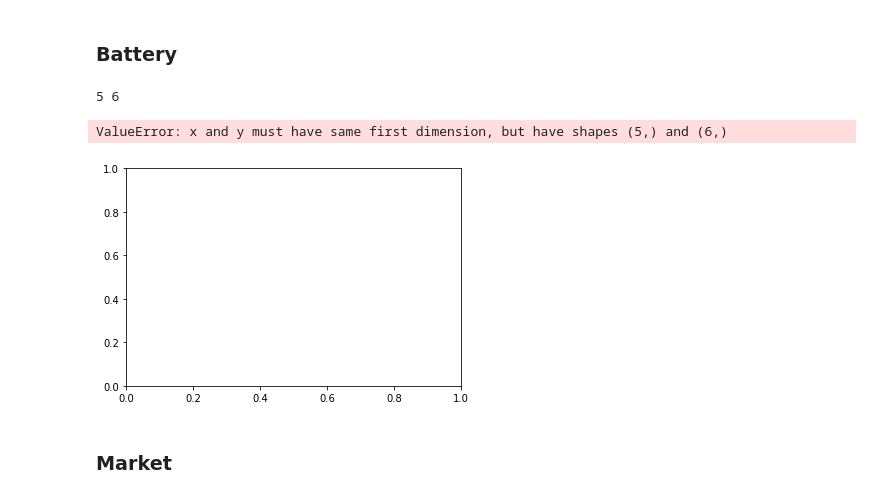
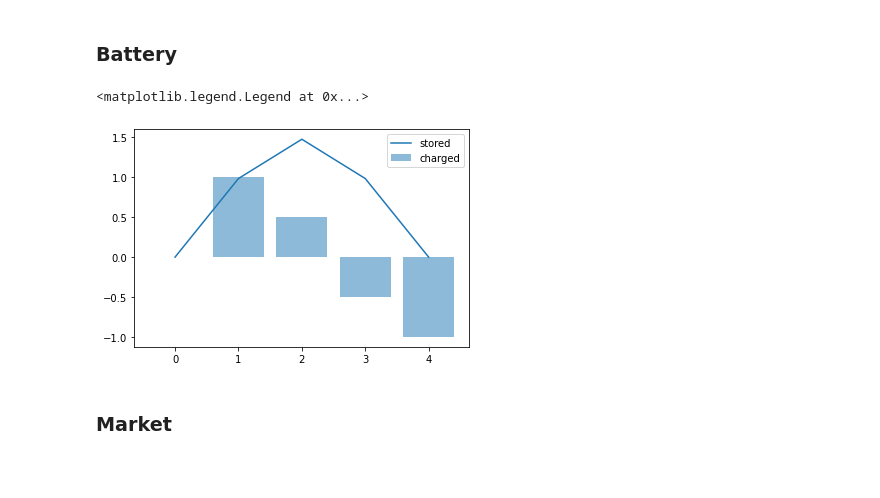
Before and after one commit to skipperkongen/elarb, a Jupyter notebook: notebooks/simulator.ipynb, the cells around one changed output. Drawn from its saved outputs; the diff is of its cells as text; code cells hidden in the pictures; blank space fills up the shorter version.

```diff
--- a/notebooks/simulator.ipynb
+++ b/notebooks/simulator.ipynb
@@ -93,12 +93,6 @@ spot_heatmap(df, annot=False)
 class Charge:
     charged_kWh: float
     consumed_kWh: float
-    cost: float
-
-@dataclass
-class Discharge:
-    discharged_kWh: float
-    delivered_kWh: float
     cost: float
 
 @dataclass
@@ -119,9 +113,11 @@ class SimpleBattery:
         charge the battery for one time unit
         """
         assert -1 <= percentage <= 1
+        slack_kWh = self.capacity_kWh - self.remaining_kWh
 
         # cannot charge/discharge more than grid can receive/deliver
-        consumed_kWh = min(self.max_charge_kWh, grid_kWh) * percentage
+        # cannot charge more than slack x loss
+        consumed_kWh = min(self.max_charge_kWh, grid_kWh, slack_kWh*(1+self.loss_pct)) * percentage
 
         # lost to conversion
         charged_kWh = consumed_kWh * (1-self.loss_pct)
@@ -137,19 +133,19 @@ class SimpleBattery:
 # %%
 bat = SimpleBattery(loss_pct=0.015)
 charges = [0, 1, .5, -.5, -1]
-remaining = [0]
+remaining = []
 
 for pct in charges:
     bat.charge(pct)
     remaining.append(bat.remaining_kWh)
 
 n = len(charges)
-print(n, len(remaining))
+plt.bar(range(n), charges, label='charged', alpha=0.5)
 plt.plot(range(n), remaining, label='stored')
+plt.legend()
 # %% [output]
-5 6
+<matplotlib.legend.Legend at 0x...>
-ValueError: x and y must have same first dimension, but have shapes (5,) and (6,)
-[figure, old version]
+[figure, new version]
 # %% [markdown]
 ### Market
 # %%
```
Also changed, not shown: parts of 6 cells of this notebook.
